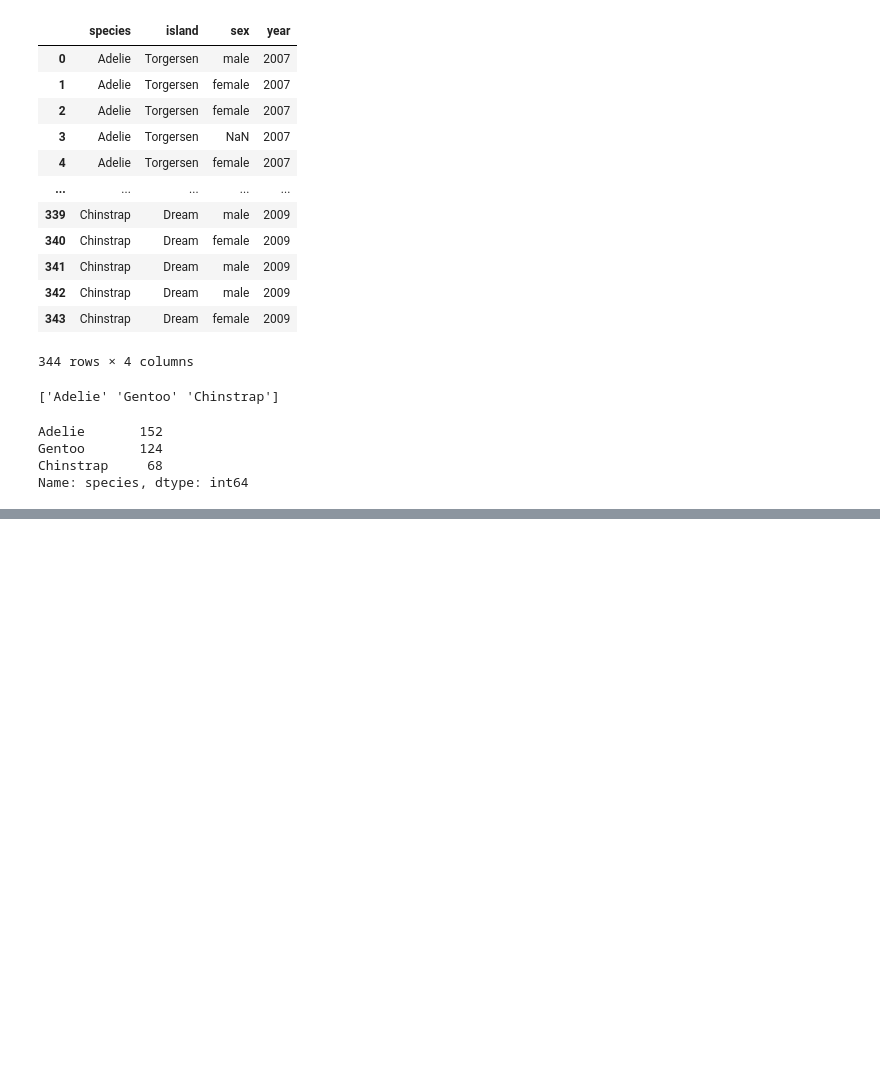
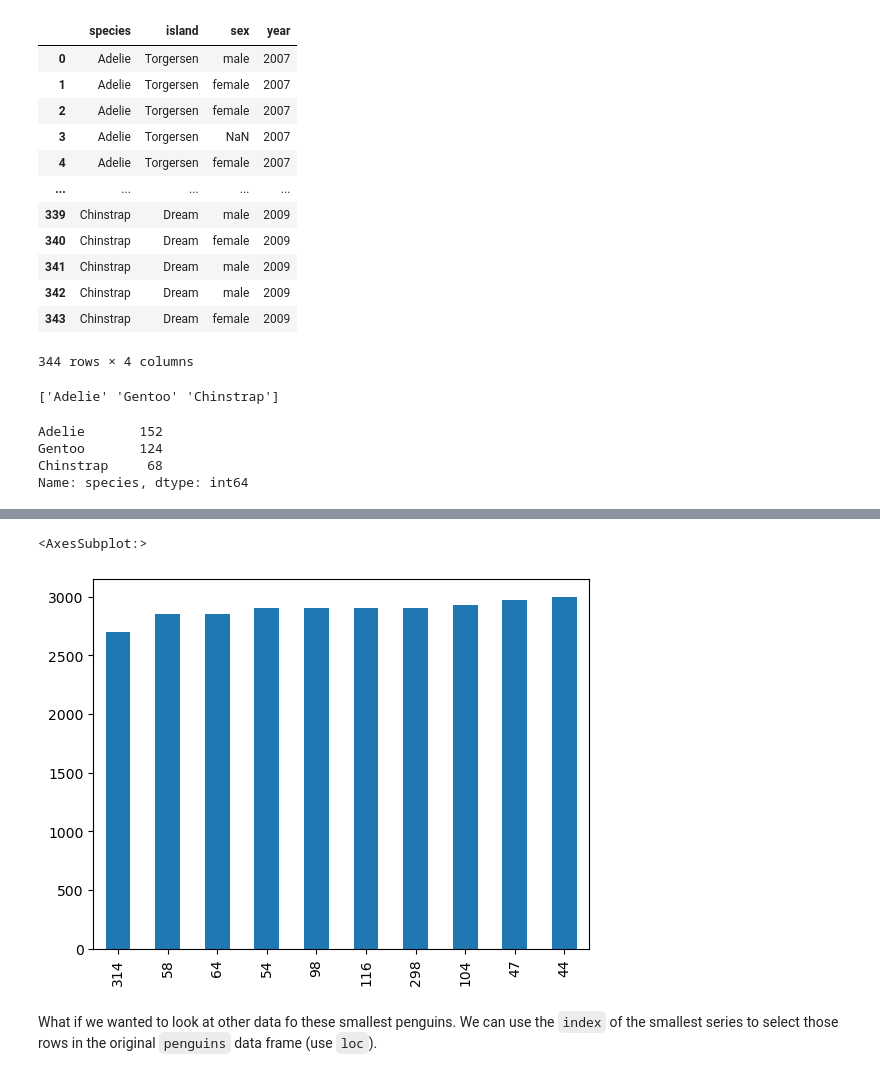
Before and after one commit to oksanaprotsukha/eds-220-lesson2-pandas, a Jupyter notebook: Lesson-4-plotting.ipynb, the cells around one changed output, grey strips where cells are left out. Cells and saved outputs as stored; diff of their text form; code cells hidden in the pictures; blank space fills up the shorter version.

```diff
--- a/Lesson-4-plotting.ipynb
+++ b/Lesson-4-plotting.ipynb
@@ -223,0 +260,4 @@ Name: species, dtype: int64
+# %%
+# sort values in descending order
+smallest = penguins.body_mass_g.nsmallest(10).sort_values(ascending=False)
+smallest
@@ -223,0 +276,9 @@ Name: species, dtype: int64
+# %%
+# plot smallest body masses as bars
+smallest.plot(kind='bar')
+# %% [output]
+<AxesSubplot:>
+[figure, added]
+# %% [markdown]
+What if we wanted to look at other data fo these smallest penguins.
+We can use the `index` of the smallest series to select those rows in the original `penguins` data frame (use `loc`).
```
Also changed, not shown: parts of 15 cells of this notebook.
